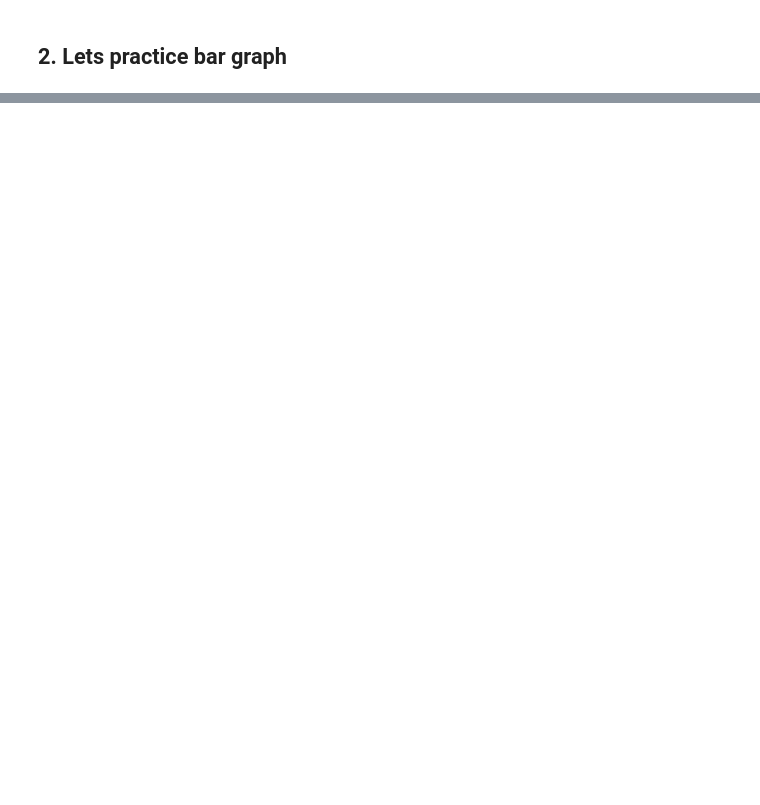
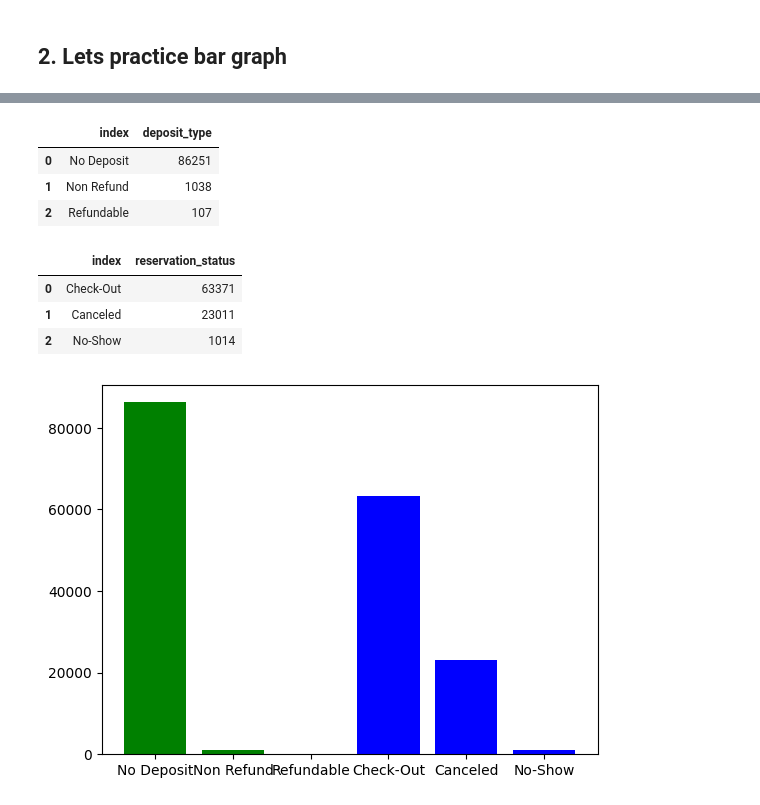
Before and after one commit to dil150898/Hotel_booking_anylisys, a Jupyter notebook: Hotel_Booking_Analysis_Capstone_Project.ipynb, the cells around one changed output, grey strips where cells are left out. Cells and saved outputs as stored; diff of their text form; code cells hidden in the pictures; blank space fills up the shorter version.

```diff
--- a/Hotel_Booking_Analysis_Capstone_Project.ipynb
+++ b/Hotel_Booking_Analysis_Capstone_Project.ipynb
@@ -299,0 +343,23 @@ plt.show()
+# %%
+dt = df.deposit_type.value_counts().reset_index()
+dt
+# %% [output]
+|  | index | deposit_type |
+| 0 | No Deposit | 86251 |
+| 1 | Non Refund | 1038 |
+| 2 | Refundable | 107 |
+# %%
+
+rs = df.reservation_status.value_counts().reset_index()
+rs
+# %% [output]
+|  | index | reservation_status |
+| 0 | Check-Out | 63371 |
+| 1 | Canceled | 23011 |
+| 2 | No-Show | 1014 |
+# %%
+plt.bar(dt['index'] , dt['deposit_type'] , color = 'g')
+plt.bar(rs['index'] , rs['reservation_status'] , color = 'b')
+plt.show()
+# %% [output]
+[figure, added]
```
Also changed, not shown: parts of 23 cells of this notebook.
